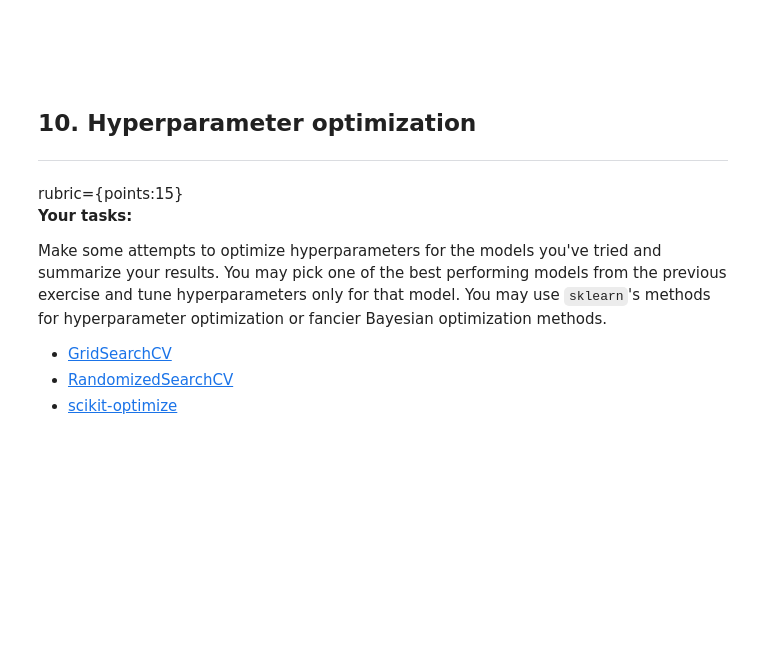
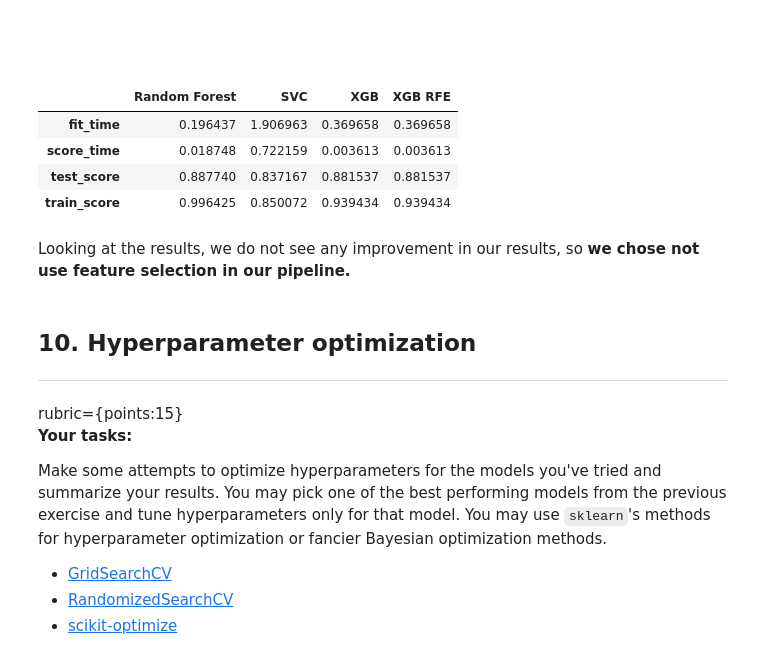
Before and after one commit to aaaka5h/Res-Cancellation-Model, a Jupyter notebook: hw6-starter.ipynb, the cells around one changed output. Drawn from its saved outputs; the diff is of its cells as text; code cells hidden in the pictures; blank space fills up the shorter version.

```diff
--- a/hw6-starter.ipynb
+++ b/hw6-starter.ipynb
@@ -462,5 +473,23 @@ AttributeError: 'RandomForestClassifier' object has no attribute 'estimators_'
 # %% [markdown]
 <br><br>
+# %%
+X_train_rfe = X_train.drop(columns=['no_of_children', 'no_of_previous_cancellations'])
+pipe_xgb_rfe = make_pipeline(StandardScaler(), XGBClassifier(random_state=123, eval_metric="logloss", verbosity=0))
+res_xgb_rfe = cross_validate(
+    pipe_xgb_rfe, X_train_rfe, y_train, return_train_score=True, scoring="accuracy"
+)
+
+row_avg_xgb_rfe = pd.DataFrame(res_xgb).T.iloc[:, 1:].mean(axis=1)
+results["XGB RFE"] = row_avg_xgb_rfe
+results
+# %% [output]
+|  | Random Forest | SVC | XGB | XGB RFE |
+| fit_time | 0.196437 | 1.906963 | 0.369658 | 0.369658 |
+| score_time | 0.018748 | 0.722159 | 0.003613 | 0.003613 |
+| test_score | 0.887740 | 0.837167 | 0.881537 | 0.881537 |
+| train_score | 0.996425 | 0.850072 | 0.939434 | 0.939434 |
+# %% [markdown]
+Looking at the results, we do not see any improvement in our results, so **we chose not use feature selection in our pipeline.**
 # %% [markdown]
 ## 10. Hyperparameter optimization <a name="10"></a>
 <hr>
```
Also changed, not shown: parts of 13 cells of this notebook.
